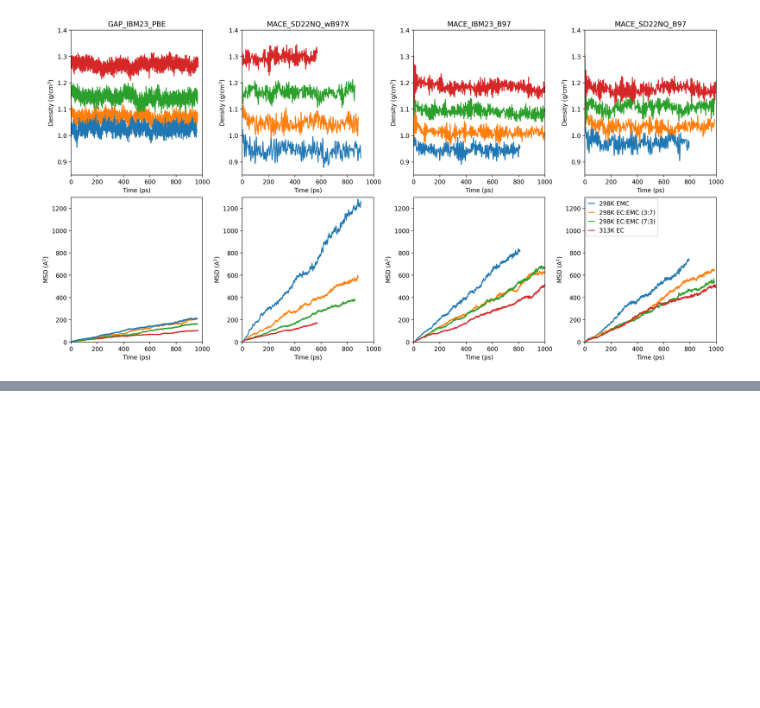
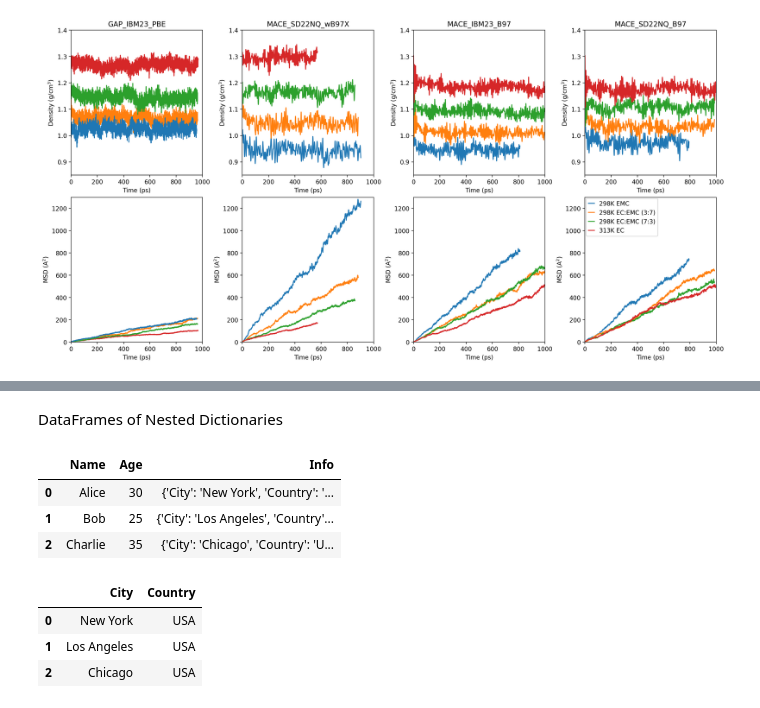
Before and after one commit to imagdau/dataTransferabilityMLIP, a Jupyter notebook: main.ipynb, the cells around one changed output, grey strips where cells are left out. Drawn from its saved outputs; the diff is of its cells as text; code cells hidden in the pictures; blank space fills up the shorter version.

```diff
--- a/main.ipynb
+++ b/main.ipynb
@@ -186,3 +178,34 @@ data = go.Sankey(link = link)
 fig = go.Figure(data)
 
 fig.show()
+# %% [markdown]
+DataFrames of Nested Dictionaries
+# %%
+import pandas as pd
+
+# Sample data with nested dictionaries
+data = {'Name': ['Alice', 'Bob', 'Charlie'],
+        'Age': [30, 25, 35],
+        'Info': [{'City': 'New York', 'Country': 'USA'},
+                 {'City': 'Los Angeles', 'Country': 'USA'},
+                 {'City': 'Chicago', 'Country': 'USA'}]}
+
+# Create DataFrame
+df = pd.DataFrame(data)
+
+# Flatten nested dictionaries in 'Info' column
+# df = pd.concat([df.drop(['Info'], axis=1), df['Info'].apply(pd.Series)], axis=1)
+
+df
+# %% [output]
+|  | Name | Age | Info |
+| 0 | Alice | 30 | {'City': 'New York', 'Country': '... |
+| 1 | Bob | 25 | {'City': 'Los Angeles', 'Country'... |
+| 2 | Charlie | 35 | {'City': 'Chicago', 'Country': 'U... |
+# %%
+df['Info'].apply(pd.Series)
+# %% [output]
+|  | City | Country |
+| 0 | New York | USA |
+| 1 | Los Angeles | USA |
+| 2 | Chicago | USA |
```
Also changed, not shown: parts of 7 cells of this notebook, 1 other file.
